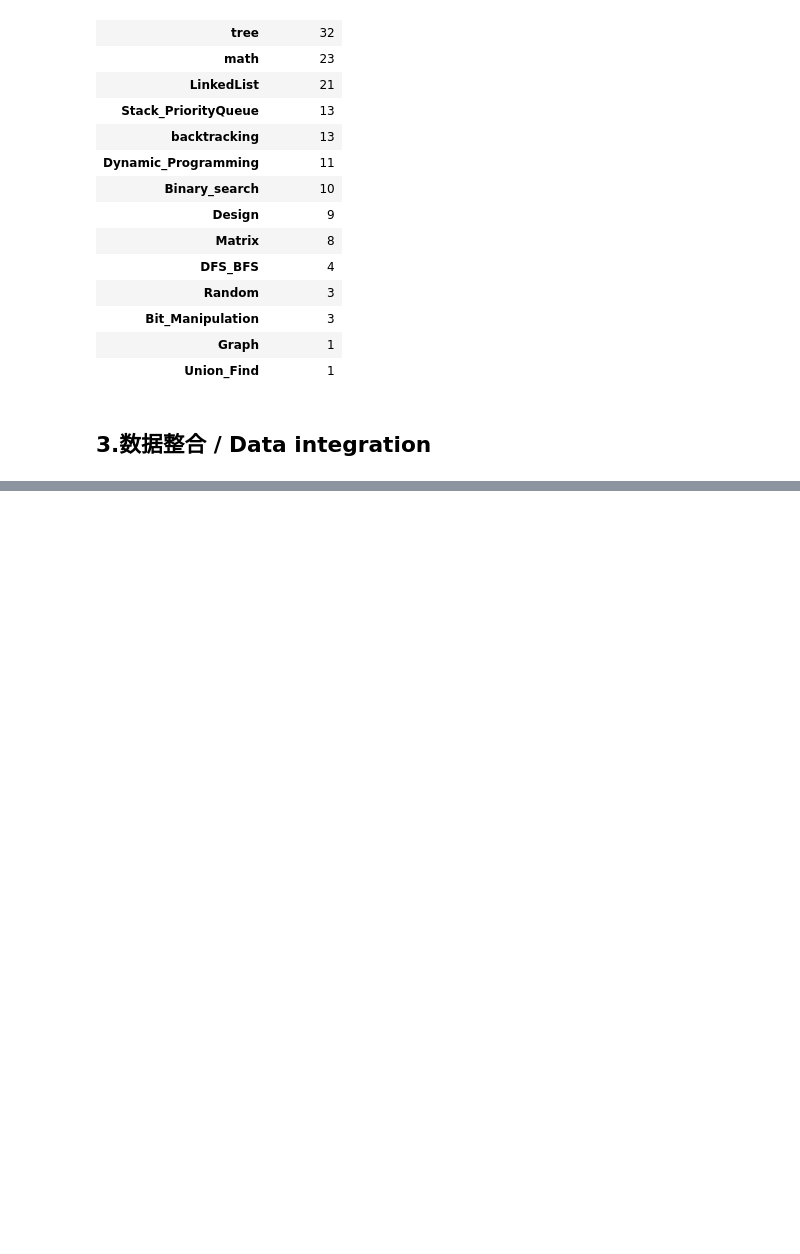
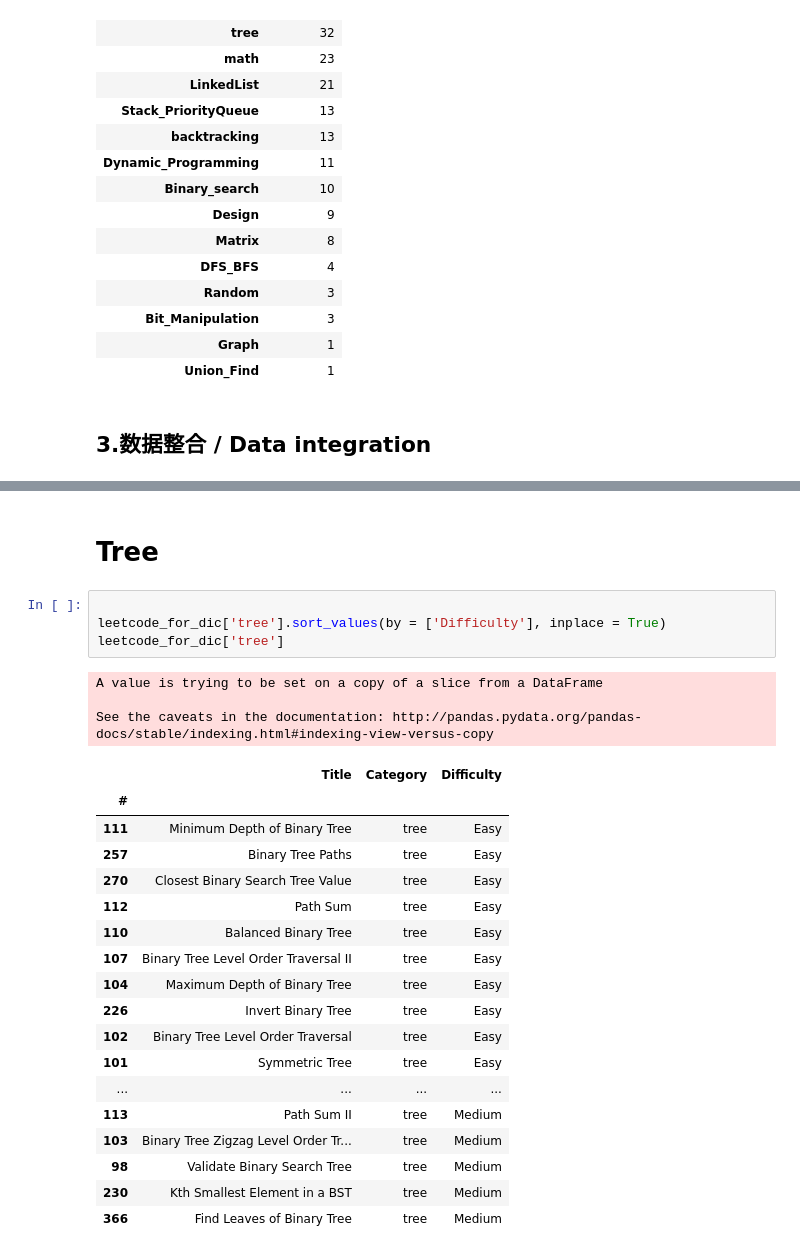
Before and after one commit to shanjiang1994/LeetCode_for_DataScience, a Jupyter notebook: LeetCode_for_Data_Science.ipynb, the cells around one changed output, grey strips where cells are left out. Cells and saved outputs as stored; diff of their text form; blank space fills up the shorter version.

```diff
--- a/LeetCode_for_Data_Science.ipynb
+++ b/LeetCode_for_Data_Science.ipynb
@@ -254,0 +321,28 @@ cate_count
+# %% [markdown]
+# Tree
+# %%
+
+leetcode_for_dic['tree'].sort_values(by = ['Difficulty'], inplace = True)
+leetcode_for_dic['tree']
+# %% [output]
+A value is trying to be set on a copy of a slice from a DataFrame
+
+See the caveats in the documentation: http://pandas.pydata.org/pandas-docs/stable/indexing.html#indexing-view-versus-copy
+|  | Title | Category | Difficulty |
+| # |  |  |  |
+| 111 | Minimum Depth of Binary Tree | tree | Easy |
+| 257 | Binary Tree Paths | tree | Easy |
+| 270 | Closest Binary Search Tree Value | tree | Easy |
+| 112 | Path Sum | tree | Easy |
+| 110 | Balanced Binary Tree | tree | Easy |
+| 107 | Binary Tree Level Order Traversal II | tree | Easy |
+| 104 | Maximum Depth of Binary Tree | tree | Easy |
+| 226 | Invert Binary Tree | tree | Easy |
+| 102 | Binary Tree Level Order Traversal | tree | Easy |
+| 101 | Symmetric Tree | tree | Easy |
+| ... | ... | ... | ... |
+| 113 | Path Sum II | tree | Medium |
+| 103 | Binary Tree Zigzag Level Order Tr... | tree | Medium |
+| 98 | Validate Binary Search Tree | tree | Medium |
+| 230 | Kth Smallest Element in a BST | tree | Medium |
+| 366 | Find Leaves of Binary Tree | tree | Medium |
```
Also changed, not shown: parts of 32 cells of this notebook.
